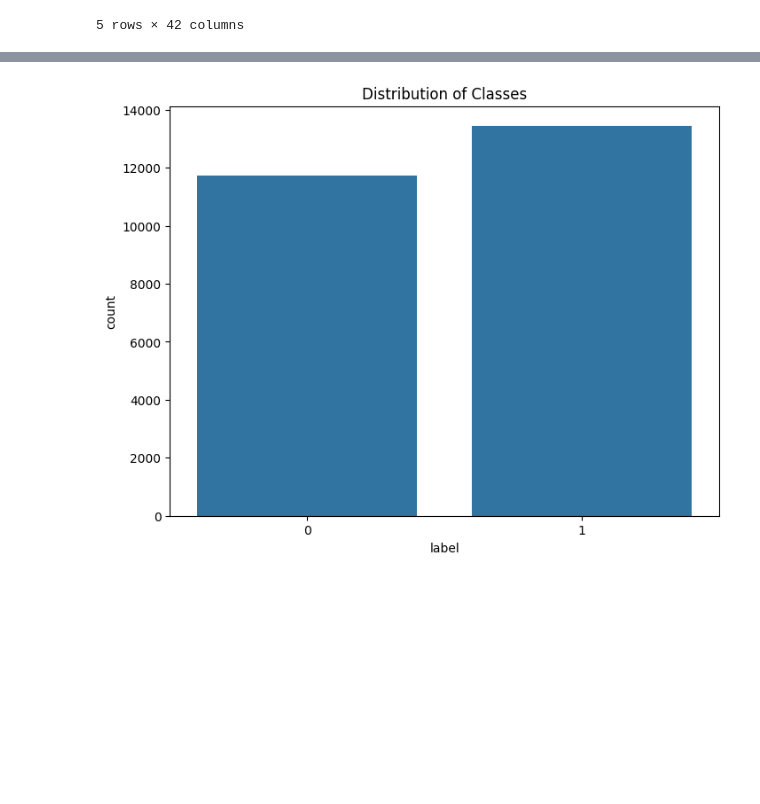
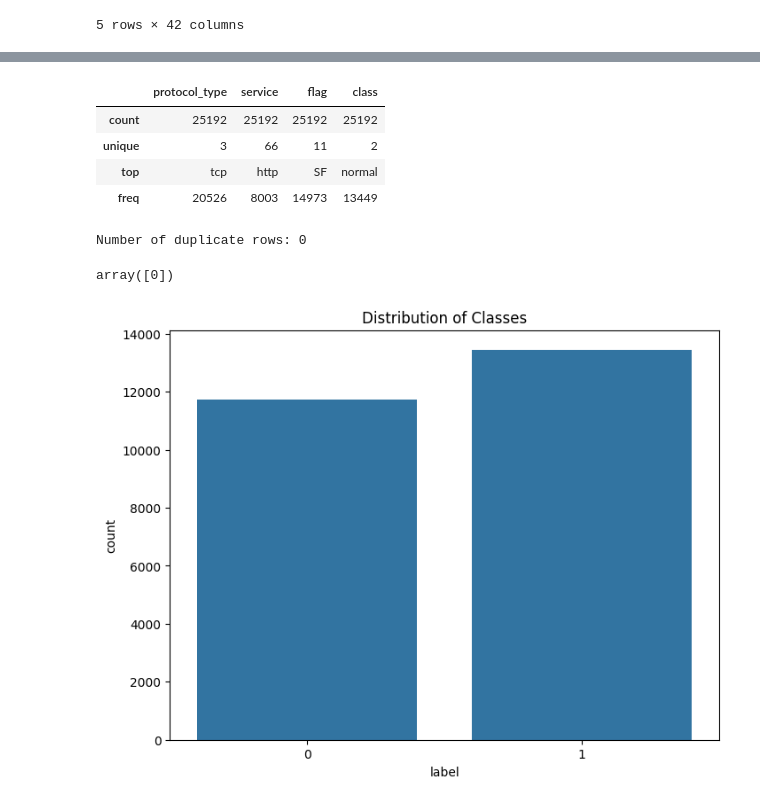
Before and after one commit to Subhan002/NI-ML, a Jupyter notebook: NI-ML.ipynb, the cells around one changed output, grey strips where cells are left out. Saved outputs shown, nothing was run; the diff lists cells and outputs as text; code cells hidden in the pictures; blank space fills up the shorter version.

```diff
--- a/NI-ML.ipynb
+++ b/NI-ML.ipynb
@@ -83,3 +104,12 @@ dst_host_srv_serror_rate       float64
 dst_host_rerror_rate           float64
 dst_host_srv_rerror_rate       float64
 dtype: object
+# %%
+# View unique values for columns with object data types
+train_data.describe(include='object')
+# %% [output]
+|  | protocol_type | service | flag | class |
+| count | 25192 | 25192 | 25192 | 25192 |
+| unique | 3 | 66 | 11 | 2 |
+| top | tcp | http | SF | normal |
+| freq | 20526 | 8003 | 14973 | 13449 |
@@ -85,0 +126,10 @@ dtype: object
+# %%
+# See if there are any duplicate rows in the train data
+print(f"Number of duplicate rows: {train_data.duplicated().sum()}")
+# %% [output]
+Number of duplicate rows: 0
+# %%
+# Check unique values in num_outbound_cmds column
+train_data.num_outbound_cmds.unique()
+# %% [output]
+array([0])
```
Also changed, not shown: parts of 11 cells of this notebook.
